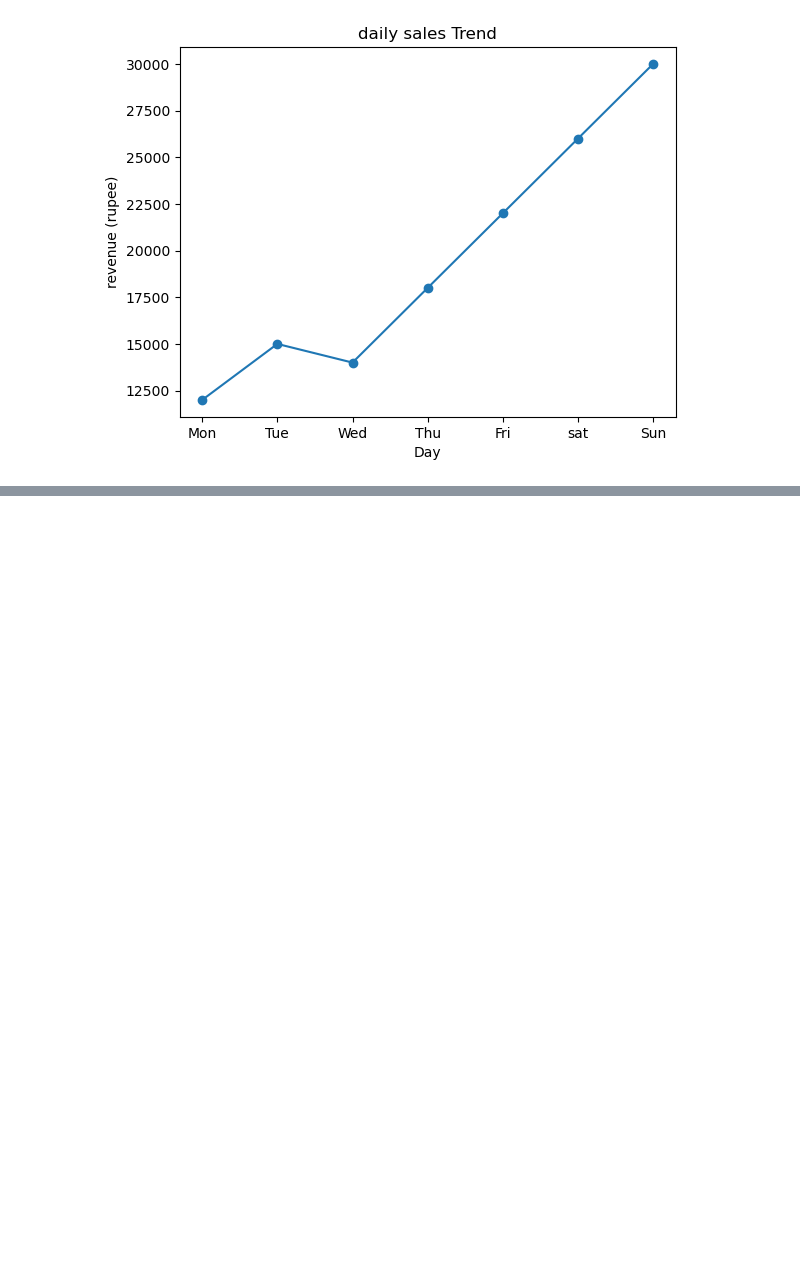
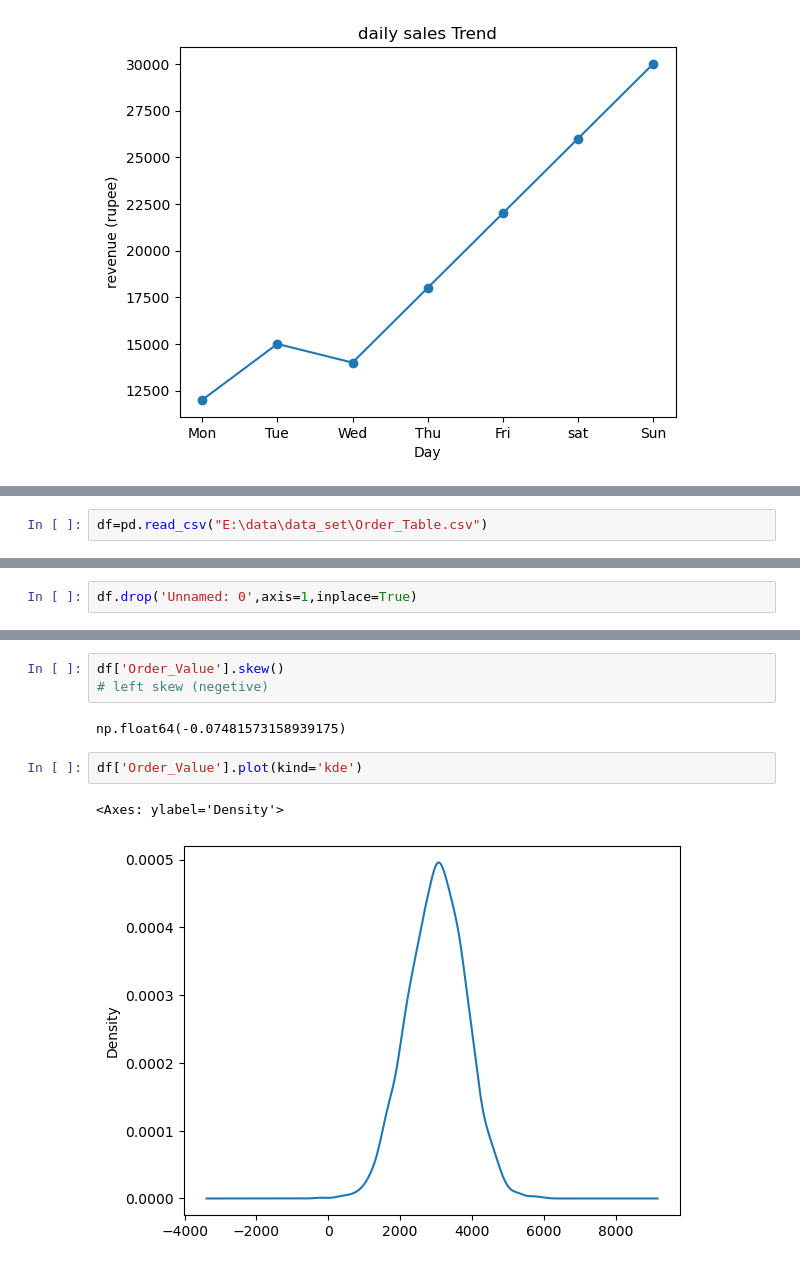
Before and after one commit to Ram2002-ai/DataScience_NareshIt, a Jupyter notebook: statistics/statistics_R/Statistics.ipynb, the cells around one changed output, grey strips where cells are left out. Cells and saved outputs as stored; diff of their text form; blank space fills up the shorter version.

```diff
--- a/statistics/statistics_R/Statistics.ipynb
+++ b/statistics/statistics_R/Statistics.ipynb
@@ -399,0 +405,2 @@ Text(0, 0.5, 'revenue (rupee)')
+# %%
+df=pd.read_csv("E:\data\data_set\Order_Table.csv")
@@ -399,0 +416,2 @@ Text(0, 0.5, 'revenue (rupee)')
+# %%
+df.drop('Unnamed: 0',axis=1,inplace=True)
@@ -399,0 +490,10 @@ Text(0, 0.5, 'revenue (rupee)')
+# %%
+df['Order_Value'].skew()
+# left skew (negetive)
+# %% [output]
+np.float64(-0.07481573158939175)
+# %%
+df['Order_Value'].plot(kind='kde')
+# %% [output]
+<Axes: ylabel='Density'>
+[figure, added]
```
Also changed, not shown: parts of 34 cells of this notebook, 4 other files.
